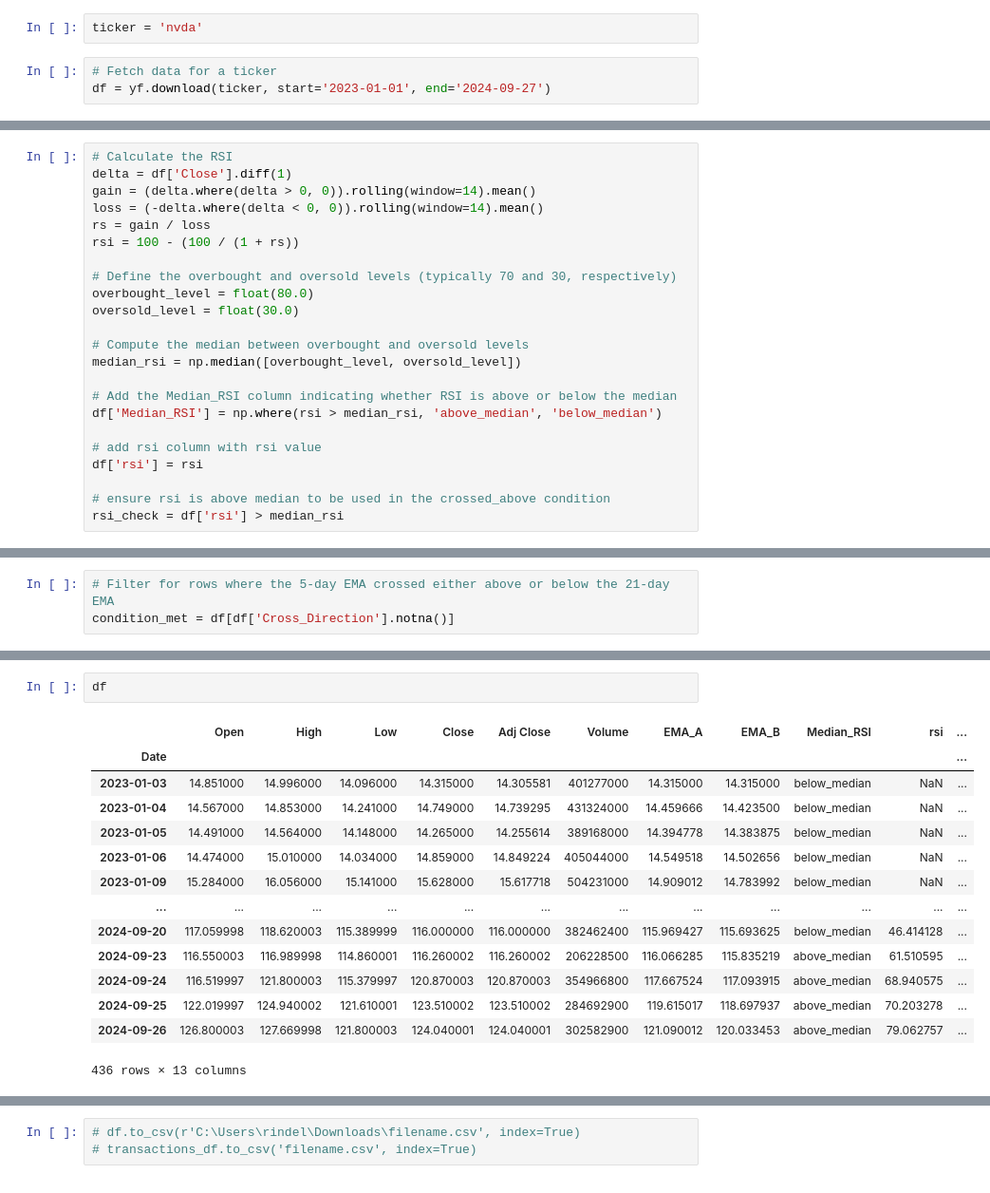
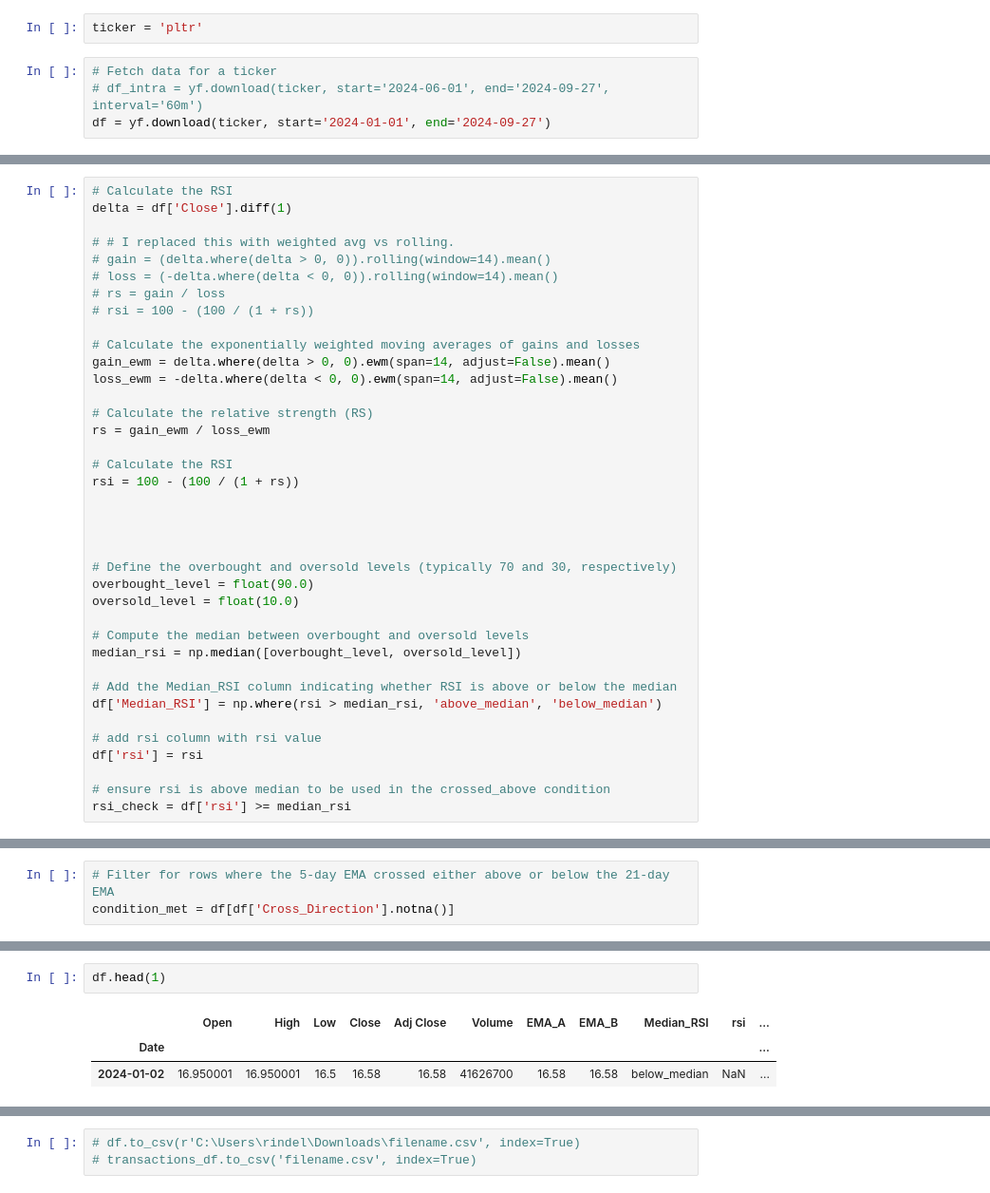
Before and after one commit to rindel/labs, a Jupyter notebook: ticker_technical_analysis.ipynb, the cells around one changed output, grey strips where cells are left out. Shown: that part at 95% size. Cells and saved outputs as stored; diff of their text form.

```diff
--- a/ticker_technical_analysis.ipynb
+++ b/ticker_technical_analysis.ipynb
@@ -9,10 +9,11 @@ import matplotlib.pyplot as plt
 # need to figure out how to ger around ema_a > ema_b on second time while rsi check is positive.
 # dkng u path nvda arkg pltr ttd sofi ionq tsla googl celh arm rblx hcp ai joby
 # %%
-ticker = 'nvda'
+ticker = 'pltr'
 # %%
 # Fetch data for a ticker
-df = yf.download(ticker, start='2023-01-01', end='2024-09-27')
+# df_intra = yf.download(ticker, start='2024-06-01', end='2024-09-27', interval='60m')
+df = yf.download(ticker, start='2024-01-01', end='2024-09-27')
 # %% [output]
 [*********************100%%**********************]  1 of 1 completed
 # %%
@@ -38,14 +35,29 @@ df.head()
 # %%
 # Calculate the RSI
 delta = df['Close'].diff(1)
-gain = (delta.where(delta > 0, 0)).rolling(window=14).mean()
-loss = (-delta.where(delta < 0, 0)).rolling(window=14).mean()
-rs = gain / loss
+
+# # I replaced this with weighted avg vs rolling.
+# gain = (delta.where(delta > 0, 0)).rolling(window=14).mean()
+# loss = (-delta.where(delta < 0, 0)).rolling(window=14).mean()
+# rs = gain / loss
+# rsi = 100 - (100 / (1 + rs))
+
+# Calculate the exponentially weighted moving averages of gains and losses
+gain_ewm = delta.where(delta > 0, 0).ewm(span=14, adjust=False).mean()
+loss_ewm = -delta.where(delta < 0, 0).ewm(span=14, adjust=False).mean()
+
+# Calculate the relative strength (RS)
+rs = gain_ewm / loss_ewm
+
+# Calculate the RSI
 rsi = 100 - (100 / (1 + rs))
 
+
+
+
 # Define the overbought and oversold levels (typically 70 and 30, respectively)
-overbought_level = float(80.0)
-oversold_level = float(30.0)
+overbought_level = float(90.0)
+oversold_level = float(10.0)
 
 # Compute the median between overbought and oversold levels
 median_rsi = np.median([overbought_level, oversold_level])
@@ -57,7 +69,7 @@ df['Median_RSI'] = np.where(rsi > median_rsi, 'above_median', 'below_median')
 df['rsi'] = rsi
 
 # ensure rsi is above median to be used in the crossed_above condition
-rsi_check = df['rsi'] > median_rsi
+rsi_check = df['rsi'] >= median_rsi
 # %%
 # Calculate MACD and signal line
 def calculate_macd(df):
@@ -132,20 +144,9 @@ Dates when the conditions were met and cross direction:
 # %%
-df
+df.head(1)
 # %% [output]
 |  | Open | High | Low | Close | Adj Close | Volume | EMA_A | EMA_B | Median_RSI | rsi | ... |
 | Date |  |  |  |  |  |  |  |  |  |  | ... |
-| 2023-01-03 | 14.851000 | 14.996000 | 14.096000 | 14.315000 | 14.305581 | 401277000 | 14.315000 | 14.315000 | below_median | NaN | ... |
-| 2023-01-04 | 14.567000 | 14.853000 | 14.241000 | 14.749000 | 14.739295 | 431324000 | 14.459666 | 14.423500 | below_median | NaN | ... |
-| 2023-01-05 | 14.491000 | 14.564000 | 14.148000 | 14.265000 | 14.255614 | 389168000 | 14.394778 | 14.383875 | below_median | NaN | ... |
-| 2023-01-06 | 14.474000 | 15.010000 | 14.034000 | 14.859000 | 14.849224 | 405044000 | 14.549518 | 14.502656 | below_median | NaN | ... |
-| 2023-01-09 | 15.284000 | 16.056000 | 15.141000 | 15.628000 | 15.617718 | 504231000 | 14.909012 | 14.783992 | below_median | NaN | ... |
-| ... | ... | ... | ... | ... | ... | ... | ... | ... | ... | ... | ... |
-| 2024-09-20 | 117.059998 | 118.620003 | 115.389999 | 116.000000 | 116.000000 | 382462400 | 115.969427 | 115.693625 | below_median | 46.414128 | ... |
-| 2024-09-23 | 116.550003 | 116.989998 | 114.860001 | 116.260002 | 116.260002 | 206228500 | 116.066285 | 115.835219 | above_median | 61.510595 | ... |
-| 2024-09-24 | 116.519997 | 121.800003 | 115.379997 | 120.870003 | 120.870003 | 354966800 | 117.667524 | 117.093915 | above_median | 68.940575 | ... |
-| 2024-09-25 | 122.019997 | 124.940002 | 121.610001 | 123.510002 | 123.510002 | 284692900 | 119.615017 | 118.697937 | above_median | 70.203278 | ... |
-| 2024-09-26 | 126.800003 | 127.669998 | 121.800003 | 124.040001 | 124.040001 | 302582900 | 121.090012 | 120.033453 | above_median | 79.062757 | ... |
+| 2024-01-02 | 16.950001 | 16.950001 | 16.5 | 16.58 | 16.58 | 41626700 | 16.58 | 16.58 | below_median | NaN | ... |
-436 rows × 13 columns
 # %%
 # Initialize variables
 init_cost = 1 # we need this set so when conditions are not met, we don't divide by 0
```
Also changed, not shown: parts of 5 cells of this notebook.
